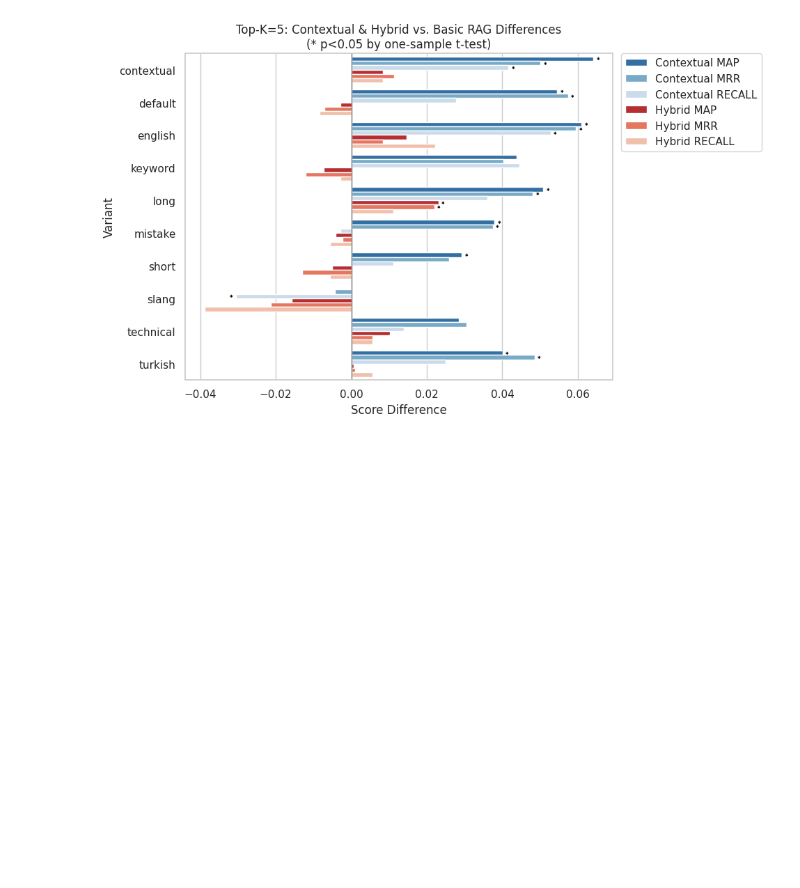
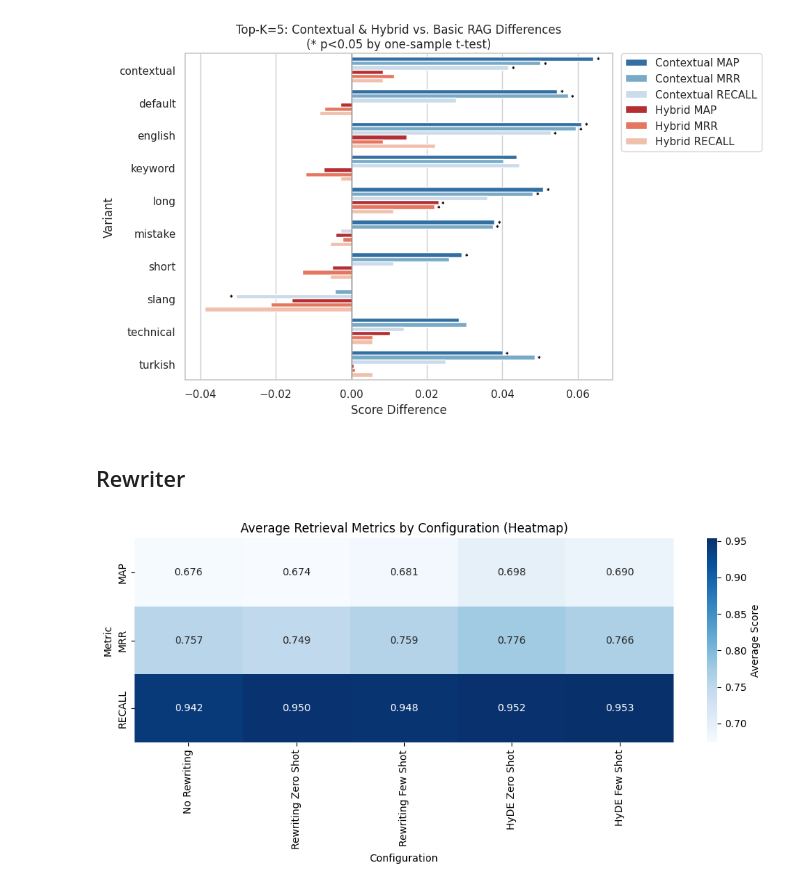
Before and after one commit to lukaskaibel/rag-medical-consultation, a Jupyter notebook: 7_analysis.ipynb, the cells around one changed output. Saved outputs shown, nothing was run; the diff lists cells and outputs as text; code cells hidden in the pictures; blank space fills up the shorter version.

Commit message:
Added Rewriter Evaluation

```diff
--- a/7_analysis.ipynb
+++ b/7_analysis.ipynb
@@ -853,3 +853,46 @@ The `ci` parameter is deprecated. Use `errorbar=None` for the same effect.
 
   sns.barplot(
 [figure]
+# %% [markdown]
+## Rewriter
+# %%
+import pandas as pd
+
+df = pd.read_pickle("results/retrieval/rewriter/2025-07-22_15-29-41.pkl")
+# %%
+import pandas as pd
+import seaborn as sns
+import matplotlib.pyplot as plt
+
+# Replace this with your actual DataFrame if it's not named df
+# df = pd.read_csv("your_results.csv")
+
+# Configuration names and metric types
+configs = [
+    "No Rewriting",
+    "Rewriting Zero Shot",
+    "Rewriting Few Shot",
+    "HyDE Zero Shot",
+    "HyDE Few Shot"
+]
+metrics = ["map", "mrr", "recall"]
+
+# Create a summary DataFrame with average scores
+summary = {
+    cfg: [
+        df[f"{cfg}_{metric}"].mean() for metric in metrics
+    ]
+    for cfg in configs
+}
+summary_df = pd.DataFrame(summary, index=[m.upper() for m in metrics])
+
+# Plot the heatmap
+plt.figure(figsize=(10, 5))
+sns.heatmap(summary_df, annot=True, cmap="Blues", fmt=".3f", cbar_kws={'label': 'Average Score'})
+plt.title("Average Retrieval Metrics by Configuration (Heatmap)")
+plt.xlabel("Configuration")
+plt.ylabel("Metric")
+plt.tight_layout()
+plt.show()
+# %% [output]
+[figure, added]
```
Also changed, not shown: parts of 4 cells of this notebook, 50 other files.
